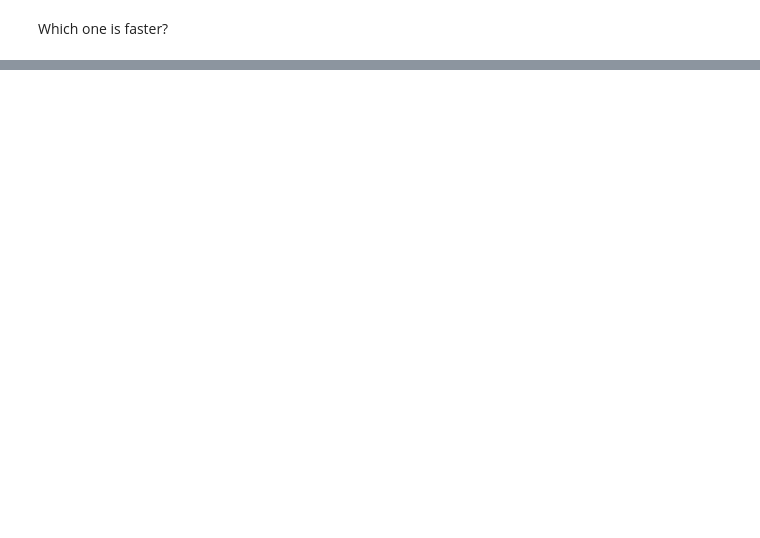
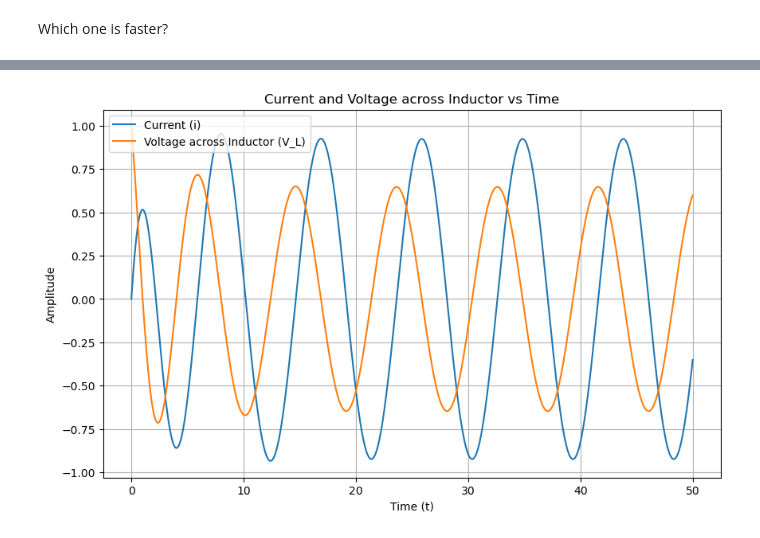
Before and after one commit to yihsunphys/computationalPhysics-113, a Jupyter notebook: project1/project1_demo3.ipynb, the cells around one changed output, grey strips where cells are left out. Drawn from its saved outputs; the diff is of its cells as text; code cells hidden in the pictures; blank space fills up the shorter version.

```diff
--- a/project1/project1_demo3.ipynb
+++ b/project1/project1_demo3.ipynb
@@ -385,0 +459,37 @@ simulate_and_plot(A=1, omega0=1, gamma=1.2, phi=0, label='Case (c): Overdamped')
+# %%
+# Constants
+R = 0.8
+L = 1.0
+C = 1.0
+E0 = 1.0
+omega = 0.7
+t_eval = np.arange(0, 50, 0.01)
+
+# describing the RLC circuit
+def rlc_system(t, y, R, L, C, E0, omega):
+    f = np.zeros(2)
+    f[0] = y[1]  # dq/dt = i
+    f[1] = (E0 * np.cos(omega * t) - R * y[1] - y[0] / C) / L  # di/dt
+    return f
+
+# initial conditions
+y0 = [0, 0]
+
+# using the IVP solver
+sol = mysolver.solve_ivp(rlc_system, t_eval, y0, "RK4", t_eval, args=(R, L, C, E0, omega))
+charge = sol[0]
+current = sol[1]
+
+# plot the results: current and inductor voltage
+voltage_L = L * np.gradient(current, t_eval)  # V_L = L * di/dt
+plt.figure(figsize=(10, 6))
+plt.plot(t_eval, current, label="Current (i)")
+plt.plot(t_eval, voltage_L, label="Voltage across Inductor (V_L)")
+plt.xlabel("Time (t)")
+plt.ylabel("Amplitude")
+plt.title("Current and Voltage across Inductor vs Time")
+plt.legend()
+plt.grid(True)
+plt.show()
+# %% [output]
+[figure, added]
```
Also changed, not shown: parts of 8 cells of this notebook, 3 other files.
